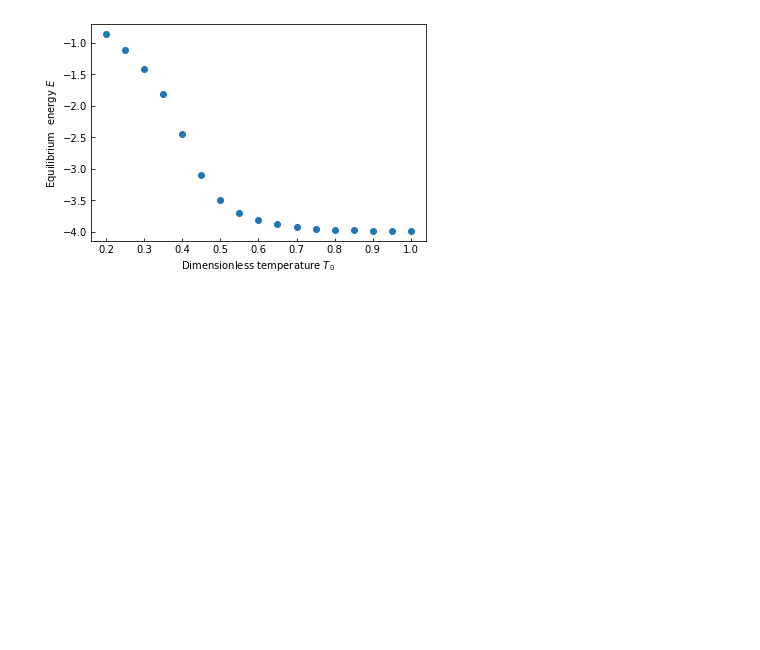
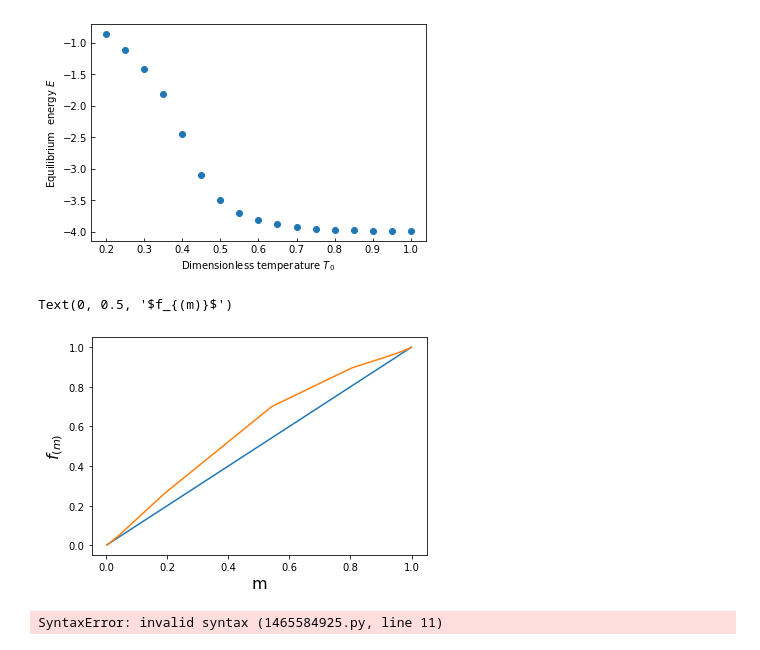
Before and after one commit to thomasbourke1/ising-model, a Jupyter notebook: task1.ipynb, the cells around one changed output. Saved outputs shown, nothing was run; the diff lists cells and outputs as text; code cells hidden in the pictures; blank space fills up the shorter version.

```diff
--- a/task1.ipynb
+++ b/task1.ipynb
@@ -148,3 +193,30 @@ plt.ylabel("Equilibrium  energy $E$")
 plt.savefig("figures/task2_energy.png")
 # %% [output]
 [figure]
+# %%
+plt.plot(eqM, eqM, marker='', linestyle="-", label="$f_{(m)}$ = m")
+
+bruh = []
+for i in range(len(betas)):
+    bruh.append(np.tanh(4 * eqM[i] * betas[i]))
+
+plt.plot(eqM, bruh, marker='', linestyle="-")
+plt.xlabel("m", fontsize=16)
+plt.ylabel("$f_{(m)}$", fontsize=16)
+# %% [output]
+Text(0, 0.5, '$f_{(m)}$')
+[figure, added]
+# %%
+# task 5, calculate specific heat capacity c
+
+k_b = 1.381e-23
+
+def heat_capacity(betas, energy):
+
+    c = []
+    gridSize = 40
+    N = gridSize**2
+    for i in range(len(betas)):
+        temp_c = betas[i] * N *
+# %% [output]
+SyntaxError: invalid syntax (1465584925.py, line 11)
```
Also changed, not shown: parts of 4 cells of this notebook, 2 other files.
